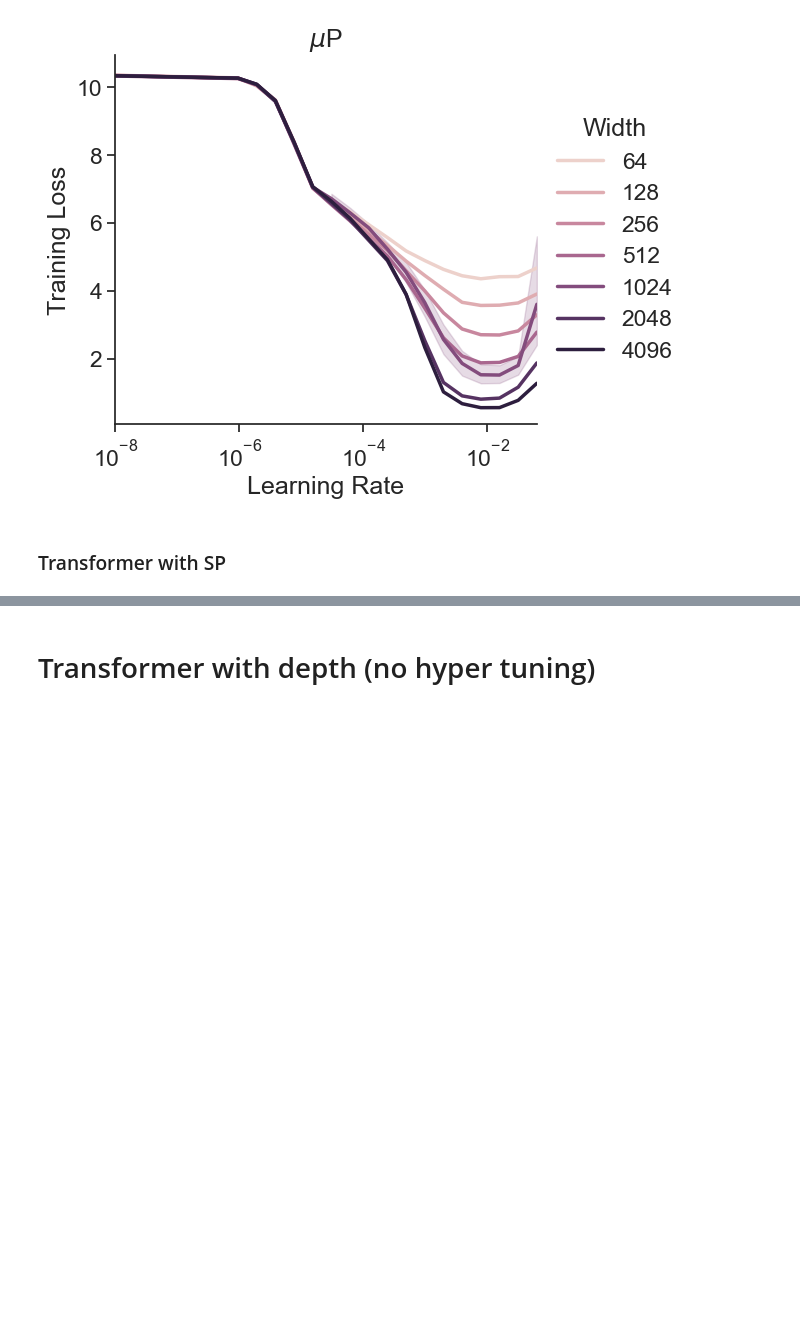
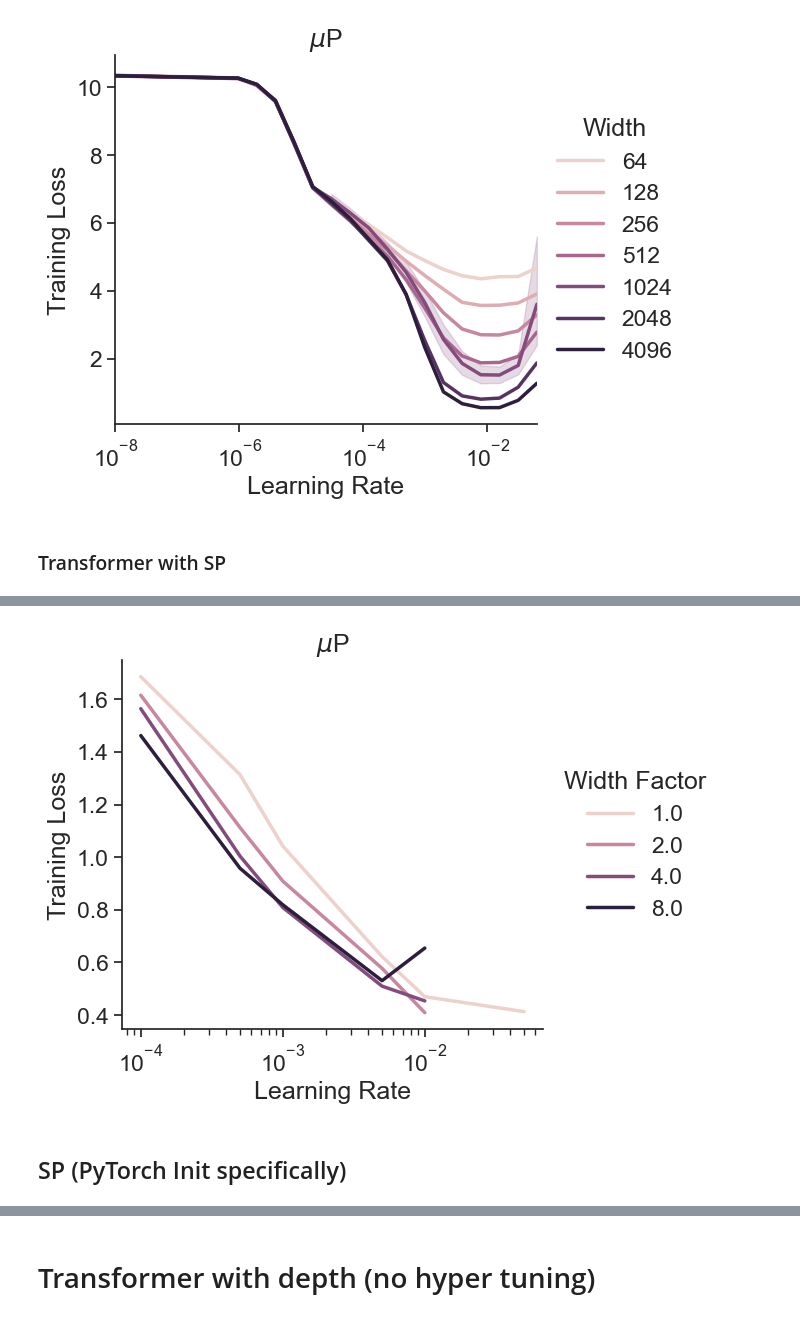
Before and after one commit to BrunoKM/tensor-reprogram, a Jupyter notebook: plots/hyperparam_vs_scale_alignment.ipynb, the cells around one changed output, grey strips where cells are left out. Saved outputs shown, nothing was run; the diff lists cells and outputs as text; code cells hidden in the pictures; blank space fills up the shorter version.

```diff
--- a/plots/hyperparam_vs_scale_alignment.ipynb
+++ b/plots/hyperparam_vs_scale_alignment.ipynb
@@ -428,0 +436,29 @@ fig.savefig(f"figures/{filename}.png", bbox_inches='tight')
+# %%
+# Filter to only include runs with MLP architecture_type and CIFAR10 dataset
+resnet_runs_df = runs_df[
+    (runs_df['config.architecture_type'] == 'ArchitectureType.WRN')
+    & (runs_df['config.dataset_type'] == 'DatasetType.CIFAR10')
+    & (runs_df['config.parameterisation'] == 'ParameterisationType.MUP')
+    # Created on 25th, 26th or 27th of March
+    & (runs_df["created_at"] >= datetime(2023, 3, 24))
+    & (runs_df["created_at"] <= datetime(2023, 3, 28))
+]
+# Remove NaN results
+resnet_runs_df = resnet_runs_df[resnet_runs_df['summary.train.loss'] != 'NaN']
+# Add a "width" column to the dataframe.
+# resnet_runs_df.loc[:, 'width'] = resnet_runs_df['config.resnet_config.d_model'].copy()
+# %%
+ax = sns.lineplot(data=resnet_runs_df, x='config.optimization.default_lr', y='summary.train.loss', hue='config.wrn_config.width_factor', hue_norm=matplotlib.colors.LogNorm(), legend="full")
+ax.set_xscale('log')
+ax.set(xlabel="Learning Rate", ylabel="Training Loss", title='$\mu$P')
+# ax.set_xlim(min(resnet_runs_df["config.optimization.default_lr"]), max(mlp_runs_df["config.optimization.default_lr"]))
+sns.despine(ax=ax)
+width_legend_on_side(ax, title="Width Factor")
+fig = ax.get_figure()
+filename = "resnet_mup_train"
+fig.savefig(f"figures/{filename}.pdf", bbox_inches='tight')
+fig.savefig(f"figures/{filename}.png", bbox_inches='tight')
+# %% [output]
+[figure, added]
+# %% [markdown]
+## SP (PyTorch Init specifically)
```
Also changed, not shown: parts of 8 cells of this notebook.
